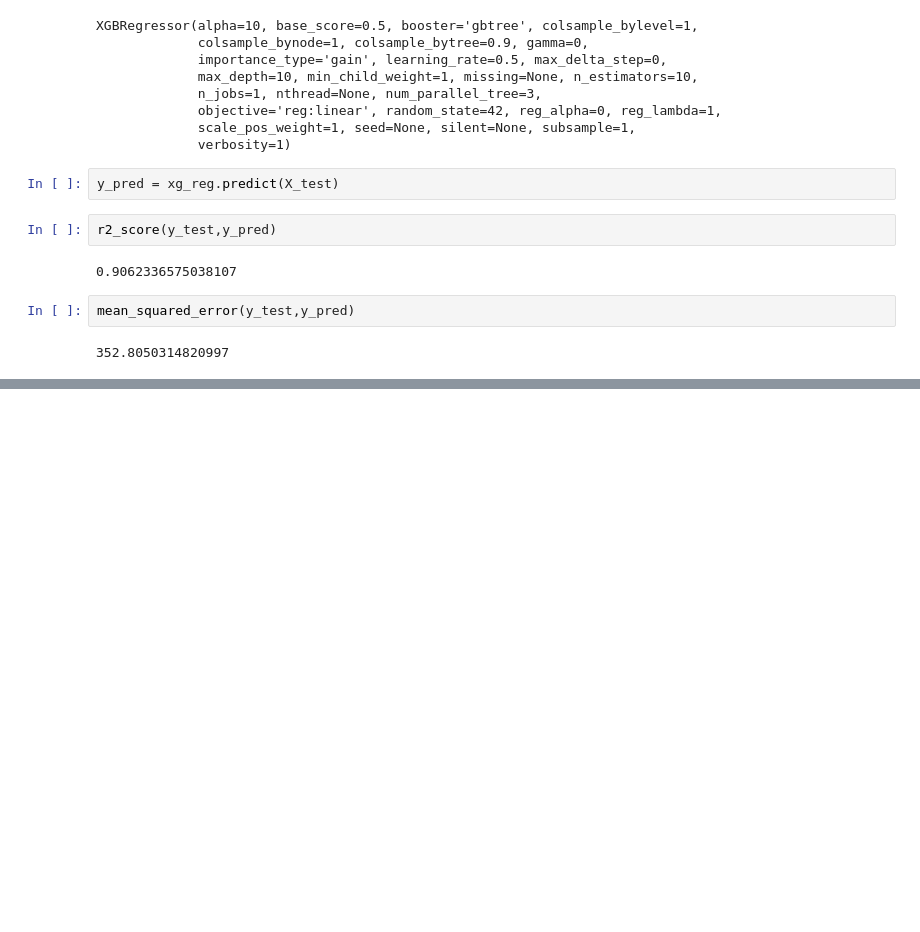
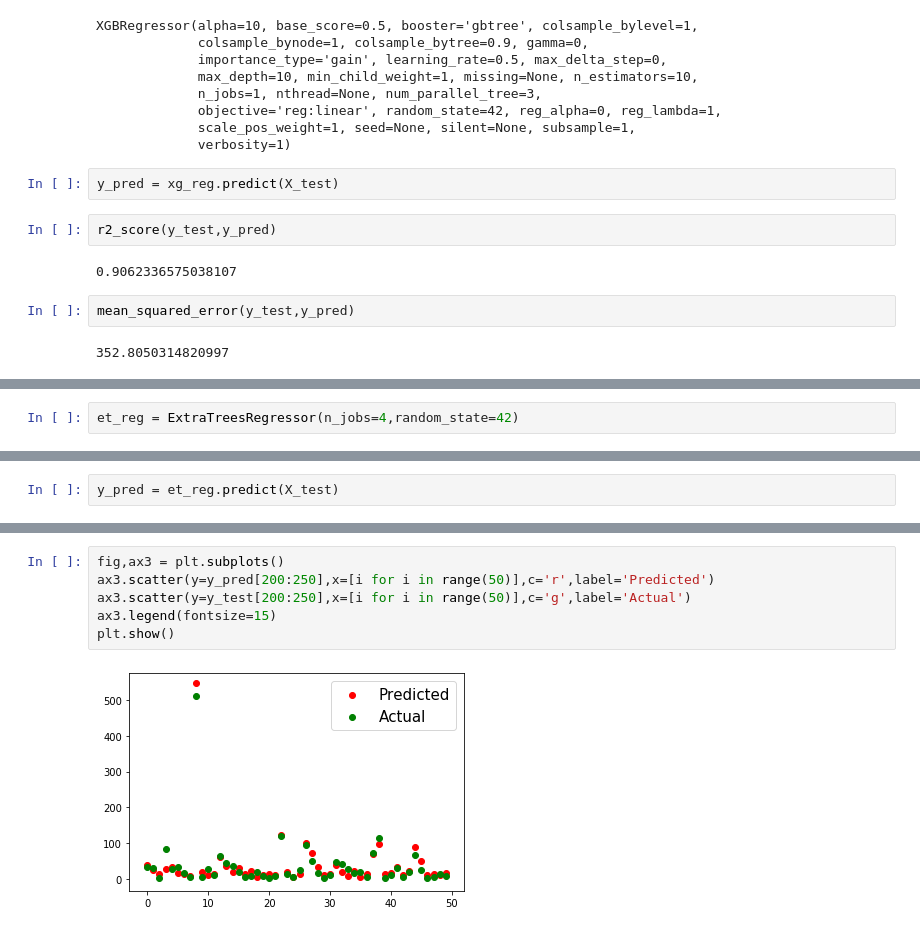
Before and after one commit to MaheshBharadwaj/FlightDelayPrediction, a Jupyter notebook: DelayPrediction.ipynb, the cells around one changed output, grey strips where cells are left out. Drawn from its saved outputs; the diff is of its cells as text; blank space fills up the shorter version.

```diff
--- a/DelayPrediction.ipynb
+++ b/DelayPrediction.ipynb
@@ -133,0 +124,2 @@ y_test
+# %%
+et_reg = ExtraTreesRegressor(n_jobs=4,random_state=42)
@@ -133,0 +136,2 @@ y_test
+# %%
+y_pred = et_reg.predict(X_test)
@@ -133,0 +146,8 @@ y_test
+# %%
+fig,ax3 = plt.subplots()
+ax3.scatter(y=y_pred[200:250],x=[i for i in range(50)],c='r',label='Predicted')
+ax3.scatter(y=y_test[200:250],x=[i for i in range(50)],c='g',label='Actual')
+ax3.legend(fontsize=15)
+plt.show()
+# %% [output]
+[figure, added]
```
Also changed, not shown: parts of 11 cells of this notebook.
